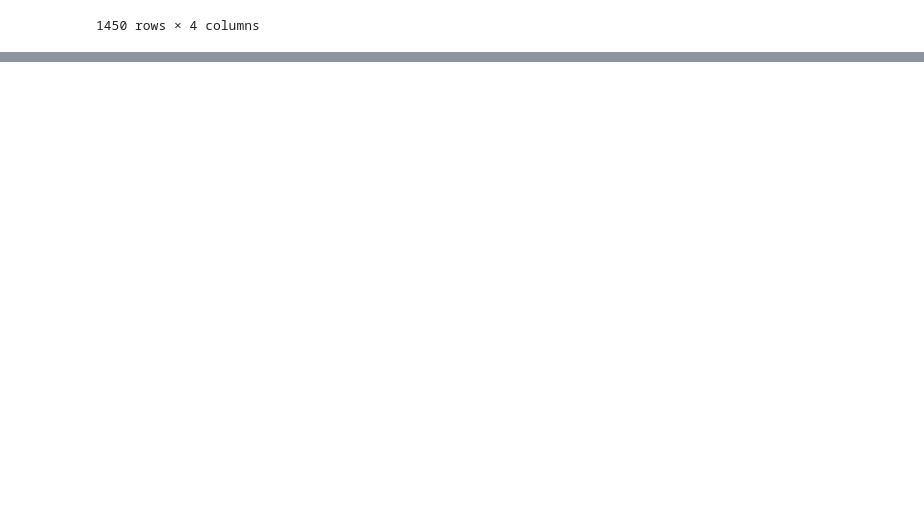
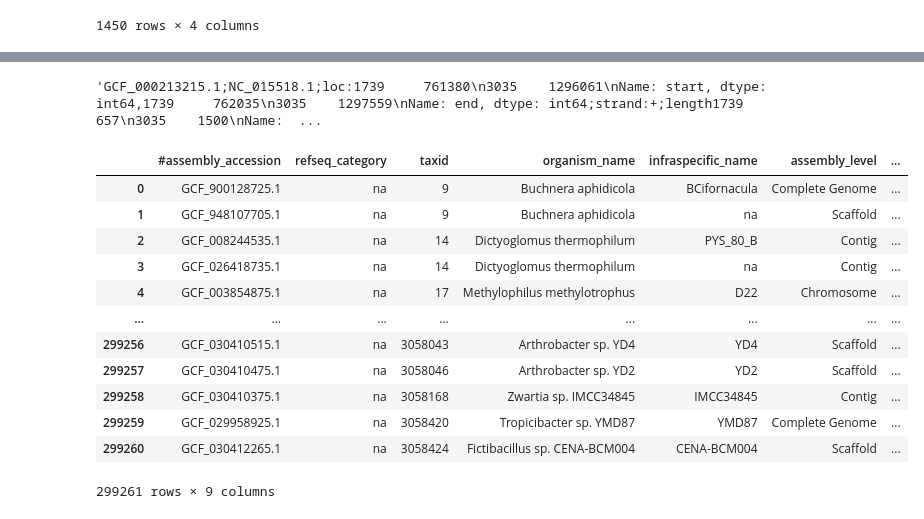
Before and after one commit to igor-sb/rexmapdb, a Jupyter notebook: py/extract_test.ipynb, the cells around one changed output, grey strips where cells are left out. Cells and saved outputs as stored; diff of their text form; code cells hidden in the pictures; blank space fills up the shorter version.

```diff
--- a/py/extract_test.ipynb
+++ b/py/extract_test.ipynb
@@ -202,0 +241,4 @@ with gzip.open(sequences_filename, 'rt') as sequences_fasta:
+# %%
+features_16s_df['metadata'].iloc[0]
+# %% [output]
+'GCF_000213215.1;NC_015518.1;loc:1739     761380\n3035    1296061\nName: start, dtype: int64,1739     762035\n3035    1297559\nName: end, dtype: int64;strand:+;length1739     657\n3035    1500\nName:  ...
@@ -202,0 +254,34 @@ with gzip.open(sequences_filename, 'rt') as sequences_fasta:
+# %%
+assembly_summary_filename = '../data/bacteria_assembly_summary_2023-07-13.txt'
+assembly_levels = ['Complete Genome', 'Chromosome', 'Scaffold', 'Contig']
+refseq_levels = ['reference genome', 'representative genome', 'na']
+
+as_df = load_assembly_summary_table(assembly_summary_filename)
+as_df['infraspecific_name'] = as_df['infraspecific_name'].apply(cleanup_infraspecific_names)
+as_df['strain_name'] = as_df['organism_name'].apply(strain_name_from_organism_name)
+as_df['assembly_level'] = pd.Categorical(
+	as_df['assembly_level'],
+	categories=assembly_levels,
+	ordered=True,
+)
+as_df['refseq_category'] = pd.Categorical(
+	as_df['refseq_category'],
+	categories=refseq_levels,
+	ordered=True,
+)
+
+as_df
+# %% [output]
+|  | #assembly_accession | refseq_category | taxid | organism_name | infraspecific_name | assembly_level | ... |
+| 0 | GCF_900128725.1 | na | 9 | Buchnera aphidicola | BCifornacula | Complete Genome | ... |
+| 1 | GCF_948107705.1 | na | 9 | Buchnera aphidicola | na | Scaffold | ... |
+| 2 | GCF_008244535.1 | na | 14 | Dictyoglomus thermophilum | PYS_80_B | Contig | ... |
+| 3 | GCF_026418735.1 | na | 14 | Dictyoglomus thermophilum | na | Contig | ... |
+| 4 | GCF_003854875.1 | na | 17 | Methylophilus methylotrophus | D22 | Chromosome | ... |
+| ... | ... | ... | ... | ... | ... | ... | ... |
+| 299256 | GCF_030410515.1 | na | 3058043 | Arthrobacter sp. YD4 | YD4 | Scaffold | ... |
+| 299257 | GCF_030410475.1 | na | 3058046 | Arthrobacter sp. YD2 | YD2 | Scaffold | ... |
+| 299258 | GCF_030410375.1 | na | 3058168 | Zwartia sp. IMCC34845 | IMCC34845 | Contig | ... |
+| 299259 | GCF_029958925.1 | na | 3058420 | Tropicibacter sp. YMD87 | YMD87 | Complete Genome | ... |
+| 299260 | GCF_030412265.1 | na | 3058424 | Fictibacillus sp. CENA-BCM004 | CENA-BCM004 | Scaffold | ... |
+299261 rows × 9 columns
```
Also changed, not shown: parts of 16 cells of this notebook, 5 other files.
